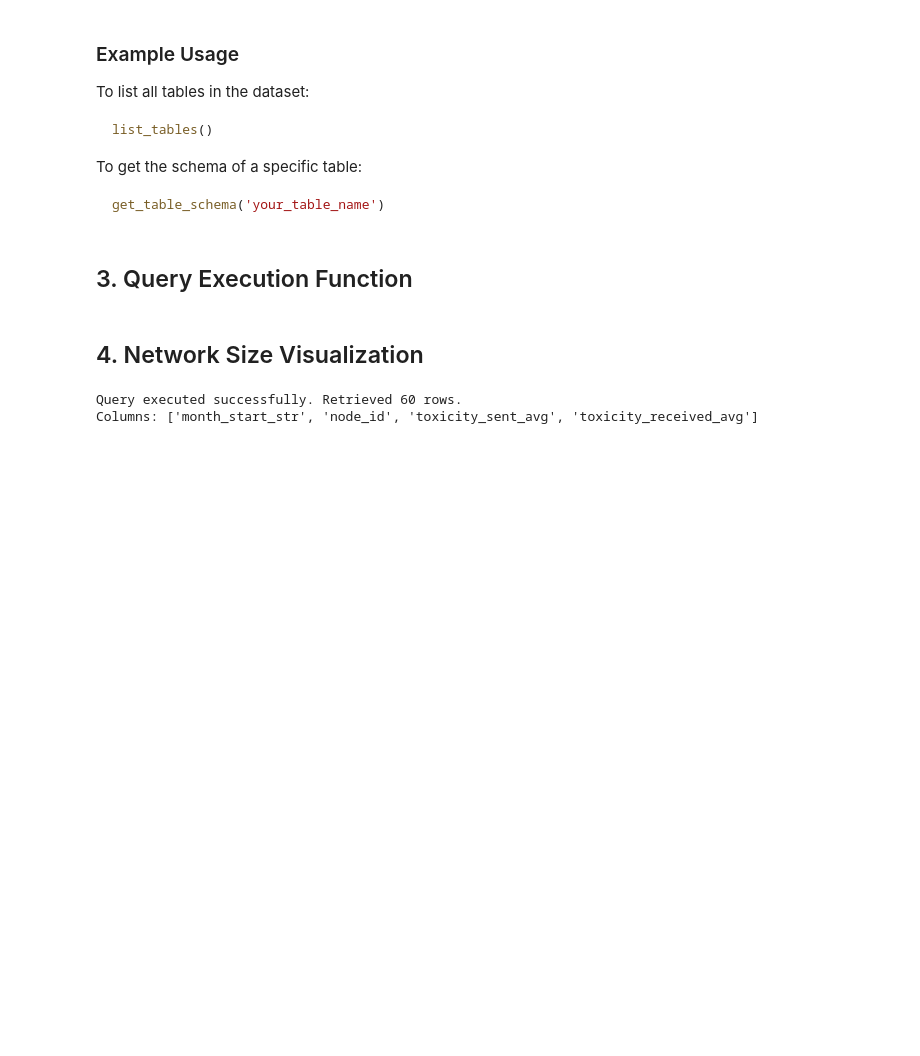
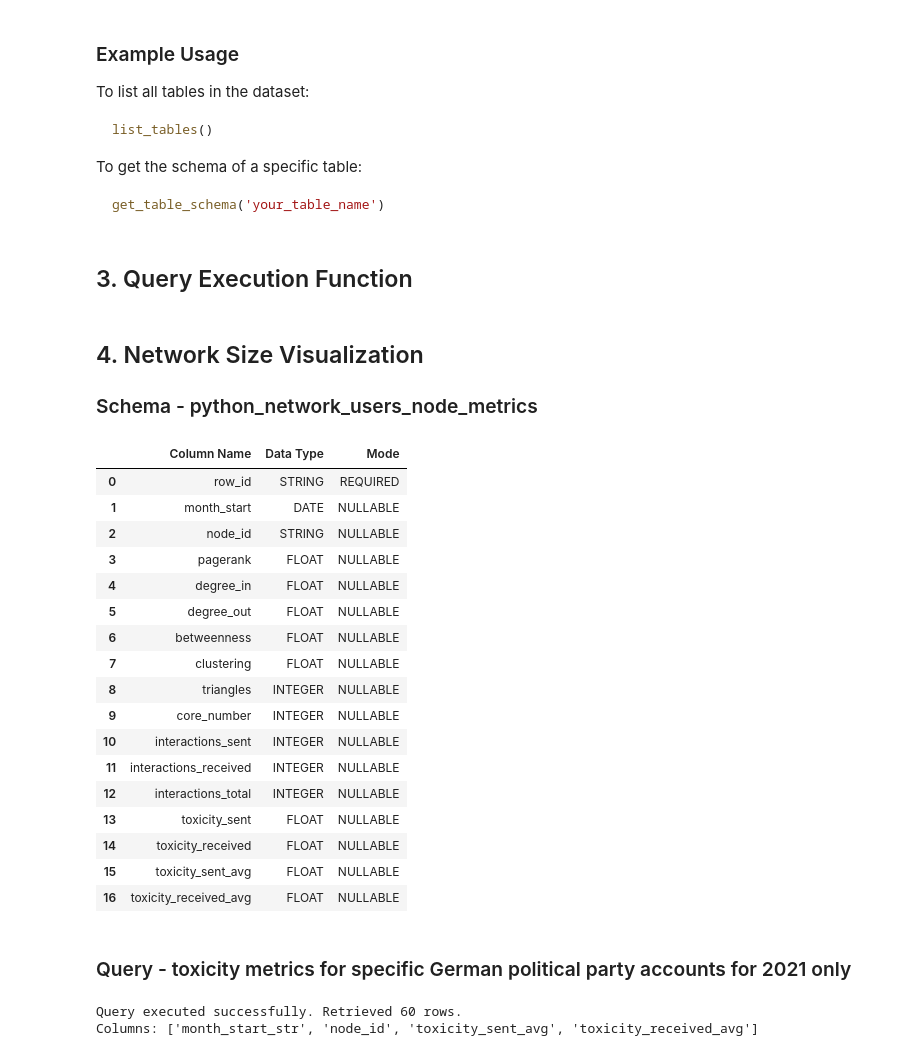
Before and after one commit to enzetta/twitter-analysis-python, a Jupyter notebook: notebooks/network_analysis.ipynb, the cells around one changed output. Saved outputs shown, nothing was run; the diff lists cells and outputs as text; code cells hidden in the pictures; blank space fills up the shorter version.

Commit message:
added schema def

```diff
--- a/notebooks/network_analysis.ipynb
+++ b/notebooks/network_analysis.ipynb
@@ -126,6 +126,30 @@ def run_query(query, use_cache=True):
         return pd.DataFrame()
 # %% [markdown]
 ## 4. Network Size Visualization
+### Schema - python_network_users_node_metrics
+# %%
+get_table_schema("python_network_users_node_metrics")
+# %% [output]
+|  | Column Name | Data Type | Mode |
+| 0 | row_id | STRING | REQUIRED |
+| 1 | month_start | DATE | NULLABLE |
+| 2 | node_id | STRING | NULLABLE |
+| 3 | pagerank | FLOAT | NULLABLE |
+| 4 | degree_in | FLOAT | NULLABLE |
+| 5 | degree_out | FLOAT | NULLABLE |
+| 6 | betweenness | FLOAT | NULLABLE |
+| 7 | clustering | FLOAT | NULLABLE |
+| 8 | triangles | INTEGER | NULLABLE |
+| 9 | core_number | INTEGER | NULLABLE |
+| 10 | interactions_sent | INTEGER | NULLABLE |
+| 11 | interactions_received | INTEGER | NULLABLE |
+| 12 | interactions_total | INTEGER | NULLABLE |
+| 13 | toxicity_sent | FLOAT | NULLABLE |
+| 14 | toxicity_received | FLOAT | NULLABLE |
+| 15 | toxicity_sent_avg | FLOAT | NULLABLE |
+| 16 | toxicity_received_avg | FLOAT | NULLABLE |
+# %% [markdown]
+### Query - toxicity metrics for specific German political party accounts for 2021 only
 # %%
 # Query toxicity metrics for specific German political party accounts for 2021 only
 party_toxicity_query = f"""
```
